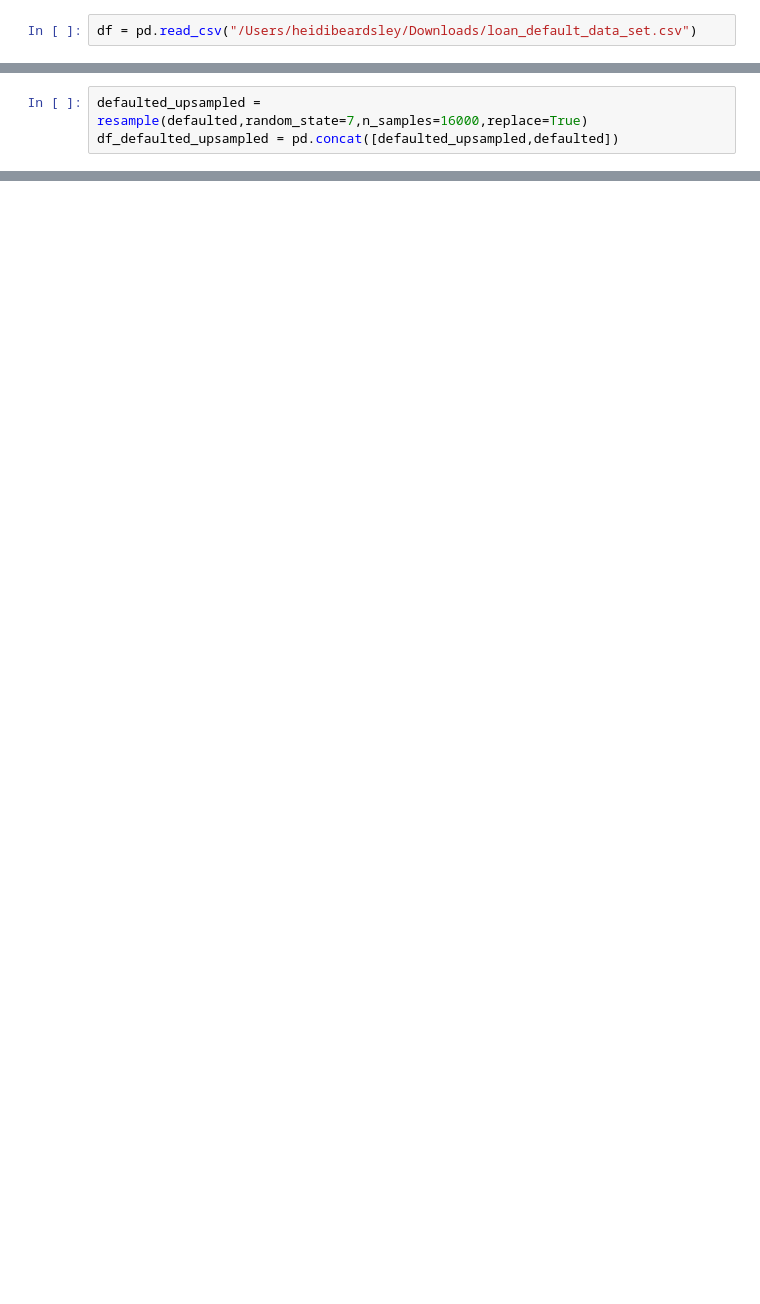
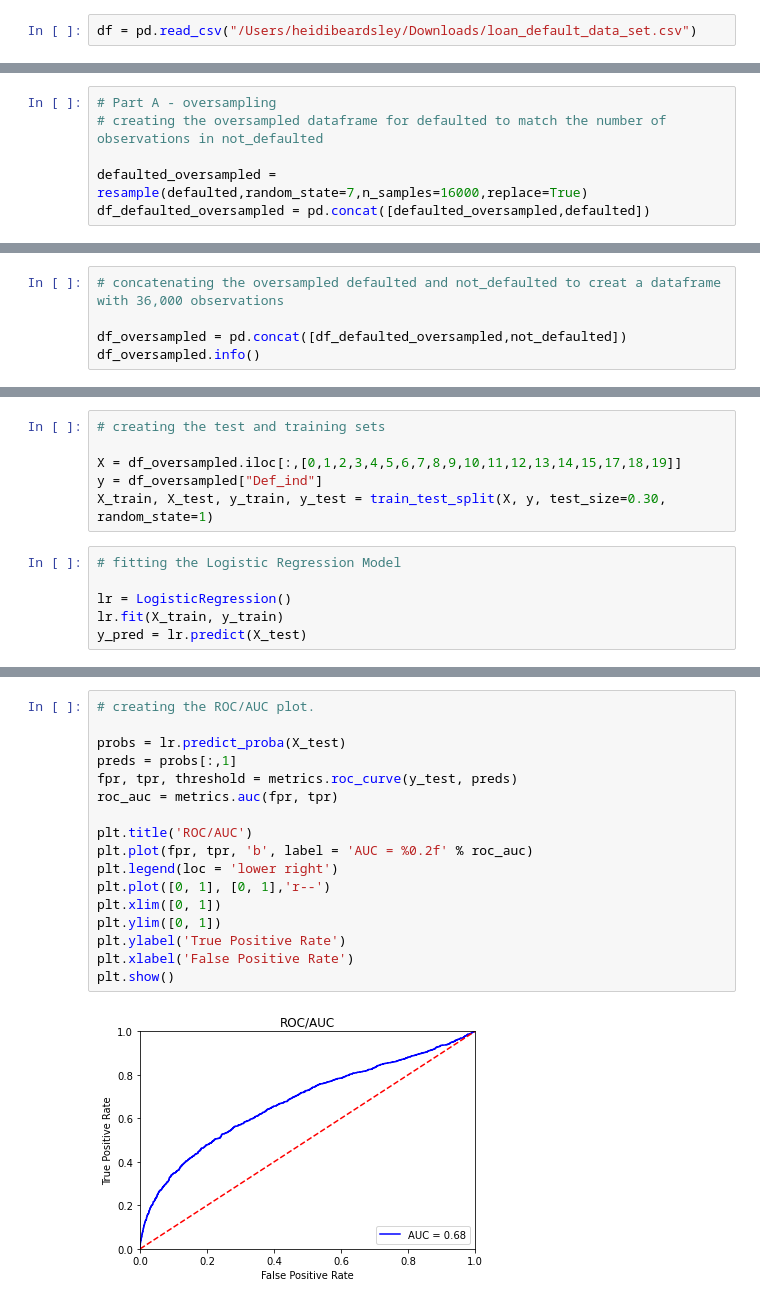
Before and after one commit to KennedyOdongo/DATA-300-Statistical-Machine-Learning-Fall-2023-, a Jupyter notebook: HW4.ipynb, the cells around one changed output, grey strips where cells are left out. Cells and saved outputs as stored; diff of their text form; blank space fills up the shorter version.

```diff
--- a/HW4.ipynb
+++ b/HW4.ipynb
@@ -69,4 +107,7 @@ memory usage: 3.0+ MB
 # %%
-defaulted_upsampled = resample(defaulted,random_state=7,n_samples=16000,replace=True)
-df_defaulted_upsampled = pd.concat([defaulted_upsampled,defaulted])
+# Part A - oversampling
+# creating the oversampled dataframe for defaulted to match the number of observations in not_defaulted
+
+defaulted_oversampled = resample(defaulted,random_state=7,n_samples=16000,replace=True)
+df_defaulted_oversampled = pd.concat([defaulted_oversampled,defaulted])
 # %%
@@ -112,0 +133,5 @@ memory usage: 6.0+ MB
+# %%
+# concatenating the oversampled defaulted and not_defaulted to creat a dataframe with 36,000 observations
+
+df_oversampled = pd.concat([df_defaulted_oversampled,not_defaulted])
+df_oversampled.info()
@@ -112,0 +156,12 @@ memory usage: 6.0+ MB
+# %%
+# creating the test and training sets
+
+X = df_oversampled.iloc[:,[0,1,2,3,4,5,6,7,8,9,10,11,12,13,14,15,17,18,19]]
+y = df_oversampled["Def_ind"]
+X_train, X_test, y_train, y_test = train_test_split(X, y, test_size=0.30, random_state=1)
+# %%
+# fitting the Logistic Regression Model
+
+lr = LogisticRegression()
+lr.fit(X_train, y_train)
+y_pred = lr.predict(X_test)
@@ -112,0 +185,19 @@ memory usage: 6.0+ MB
+# %%
+# creating the ROC/AUC plot.
+
+probs = lr.predict_proba(X_test)
+preds = probs[:,1]
+fpr, tpr, threshold = metrics.roc_curve(y_test, preds)
+roc_auc = metrics.auc(fpr, tpr)
+
+plt.title('ROC/AUC')
+plt.plot(fpr, tpr, 'b', label = 'AUC = %0.2f' % roc_auc)
+plt.legend(loc = 'lower right')
+plt.plot([0, 1], [0, 1],'r--')
+plt.xlim([0, 1])
+plt.ylim([0, 1])
+plt.ylabel('True Positive Rate')
+plt.xlabel('False Positive Rate')
+plt.show()
+# %% [output]
+[figure, added]
```
Also changed, not shown: parts of 35 cells of this notebook.
